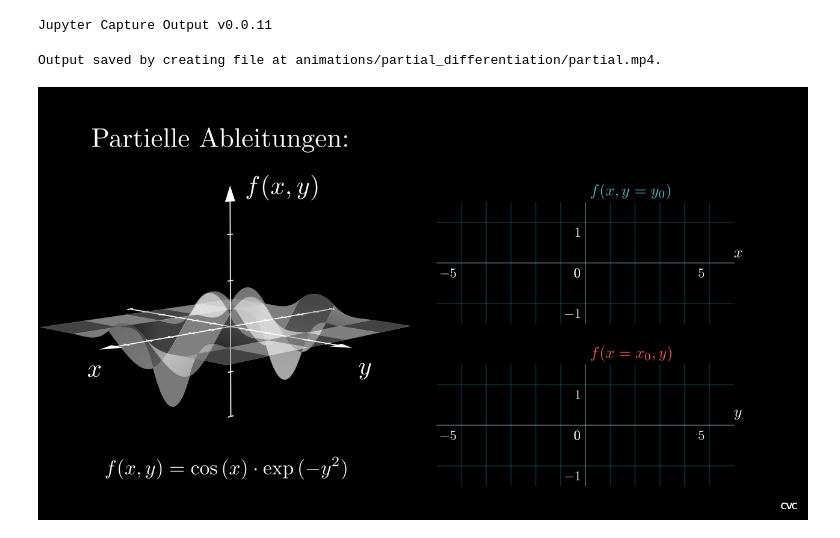
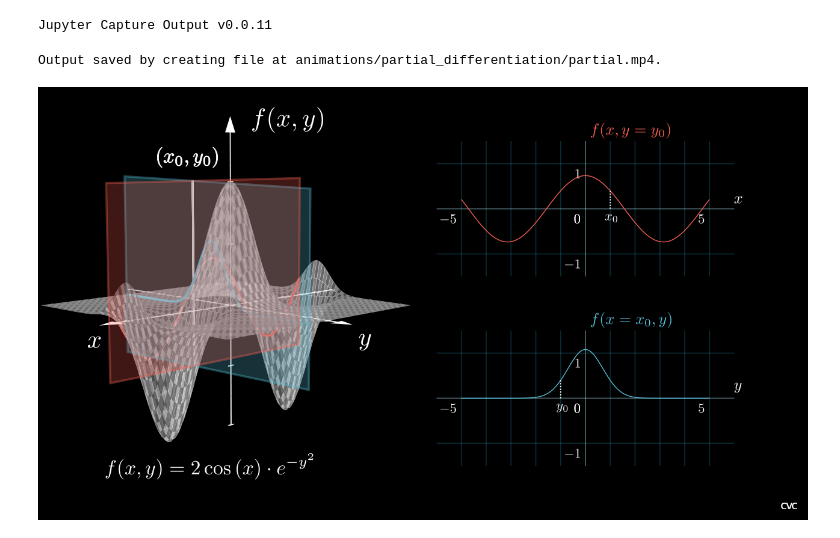
Before and after one commit to CVC97/Physics-Education-Animations, a Jupyter notebook: partial_differentiation.ipynb, the cells around one changed output. Saved outputs shown, nothing was run; the diff lists cells and outputs as text; code cells hidden in the pictures.

Commit message:
Partial Diff essentially all objects.

```diff
--- a/partial_differentiation.ipynb
+++ b/partial_differentiation.ipynb
@@ -21,16 +21,17 @@ class partial_Scene(ThreeDScene):
         self.add(CVC)
 
         text_head = Tex(r"Partielle Ableitungen:", font_size = 48).align_on_border(UP + LEFT, buff = 0.5).shift(0.5 * RIGHT + 0.25 * DOWN)
+        text_head_partial_x = Tex(r"$\partial_x f(x,y)\Big|_{x_0,y_0}$", font_size = 48).align_on_border(UP + LEFT, buff = 0.5).next_to(text_head, RIGHT)
 
 
         # 3D-Coordinate System
-        CO3D = [-5, -0, -8]
+        CO3D = [-5, 0.75, -8]
         CO3D_x_range = (-6, 6, 1)
         CO3D_y_range = (-6, 6, 1)
-        CO3D_z_range = (-1, 1.5, 0.5)
+        CO3D_z_range = (-2, 3, 1)
         ax = ThreeDAxes(
             x_range = CO3D_x_range, y_range = CO3D_y_range, z_range = CO3D_z_range,
-            x_length = 8, y_length = 8, z_length = 6, axis_config = {'tip_length': 0.05, 'tip_width': 0.3},
+            x_length = 8, y_length = 8, z_length = 8, axis_config = {'tip_length': 0.05, 'tip_width': 0.3},
             z_axis_config = {'color': WHITE},
             ).move_to(CO3D).rotate(
                 axis = [1, 0, 0], angle = 6*PI/4
@@ -41,19 +42,19 @@ class partial_Scene(ThreeDScene):
                         )
         x_lab = Tex('$x$', font_size = 64).move_to(CO3D).shift(1.75*DOWN + 3.5*LEFT)
         y_lab = Tex('$y$', font_size = 64).move_to(CO3D).shift(1.75*DOWN + 3.5*RIGHT)
-        z_lab = Tex('$f(x,y)$', font_size = 64).move_to(CO3D + 0.5*RIGHT).shift(3*UP + 0.85*RIGHT)
+        z_lab = Tex('$f(x,y)$', font_size = 64).move_to(CO3D + 0.5*RIGHT).shift(4*UP + 1*RIGHT)
         ax_3D = VGroup(ax, x_lab, y_lab, z_lab)
 
 
-        # surface plane
+        # f(x,y) surface plane
         def param_surface(x, y):
-            z = np.cos(x) * np.exp(-y**2)
+            z = 2 * np.cos(x) * np.exp(-y**2)
             return np.array([x, y, z])
 
         def param_surface_ax(x, y):
             return ax.c2p(x, y, param_surface(x, y)[2])
 
-        resolution_fa = 5#64
+        resolution_fa = 64
         surface_plane = Surface(
             param_surface_ax,
             resolution = (resolution_fa, resolution_fa),
@@ -62,46 +63,99 @@ class partial_Scene(ThreeDScene):
             )
         surface_plane.set_style(fill_opacity = 1, stroke_color = GREY)
         surface_plane.set_fill_by_checkerboard(GREY, WHITE, opacity = 0.5)
-        surface_eq1 = MathTex(r'f(x,y)=\cos{(x)}\cdot\exp{(-y^2)}', font_size = 36).align_on_border(LEFT + DOWN).shift(0.25*UP + 0.75*RIGHT)
+        surface_eq1 = MathTex(r'f(x,y)=2\cos{(x)}\cdot e^{-y^2}', font_size = 36).align_on_border(LEFT + DOWN).shift(0.25*UP + 0.75*RIGHT)
+
+
+        # planes
+        x0 = 1
+        y0 = -1
+
+        coord_line = Line3D(ax.c2p(x0, y0, CO3D_z_range[0]+1), ax.c2p(x0, y0, CO3D_z_range[1]-1), color = WHITE)
+        coord_label = MathTex(r'(x_0, y_0)', font_size = 36, stroke_width = 1, color = WHITE).move_to([-4.35, 2.7, 0])
+        y0_plane = Polygon(
+            ax.c2p(CO3D_x_range[0]+1, y0, CO3D_z_range[0]+1),
+            ax.c2p(CO3D_x_range[0]+1, y0, CO3D_z_range[1]-1),
+            ax.c2p(CO3D_x_range[1]-1, y0, CO3D_z_range[1]-1),
+            ax.c2p(CO3D_x_range[1]-1, y0, CO3D_z_range[0]+1),
+            color = RED, fill_opacity = 0.25, stroke_opacity = 0.35)
+        x0_plane = Polygon(
+            ax.c2p(x0, CO3D_y_range[0]+1, CO3D_z_range[0]+1),
+            ax.c2p(x0, CO3D_y_range[0]+1, CO3D_z_range[1]-1),
+            ax.c2p(x0, CO3D_y_range[1]-1, CO3D_z_range[1]-1),
+            ax.c2p(x0, CO3D_y_range[1]-1, CO3D_z_range[0]+1),
+            color = BLUE, fill_opacity = 0.25, stroke_opacity = 0.35)
+
+
+        # curves for constant x = x0 and y = y0
+        def curve_4_y0(y0):
+            def y0_curve(x):
+                return ax.c2p(x, y0, param_surface(x, y0)[2])
+            return ParametricFunction(y0_curve, color = RED, t_range = np.array([-5, 5, 0.01])).set_shade_in_3d(True)
+
+
+        def curve_4_x0(x0):
+            def x0_curve(y):
+                return ax.c2p(x0, y, param_surface(x0, y)[2])
+            return ParametricFunction(x0_curve, color = BLUE, t_range = np.array([-5, 5, 0.01])).set_shade_in_3d(True)
+
+
+
+
+        y0_para_curve = curve_4_y0(y0)
+        x0_para_curve = curve_4_x0(x0)
 
 
         # 2D-Coordinate Sytem for each coordinate
-        origin_x = [3, 0.75, 0]
-        origin_y = [3, -2.25, 0]
+        origin_x = [3, 1.75, 0]
+        origin_y = [3, -1.75, 0]
         x_length = 5.5
-        y_length = 2.25
+        y_length = 2.5
         x_range = [-6, 6, 1]
-        x_dict = dict(zip([-5, 0, 5], [-5, 0, 5]))
+        x_dict_x0 = dict(zip([-5, 0, 5, x0+0.5], [-5, 0, 5, r"$x_0$"]))
+        x_dict_y0 = dict(zip([-5, 0, 5, y0+0.5], [-5, 0, 5, r"$y_0$"]))
 
         # x(t) system
         y_range_x = [-1.5, 1.5, 1]
         y_dict_x = dict(zip([-1, 0, 1], [-1, 0, 1]))
         npla_x = NumberPlane(
             x_range = x_range, y_range = y_range_x, x_length = x_length, y_length = y_length,
             axis_config = {"include_numbers": False, "stroke_opacity": 0.25, "label_direction": DL}, y_axis_config = {"label_direction": DL},
-            background_line_style = {"stroke_opacity": 0.25}, ).move_to(origin_x).add_coordinates(x_dict, y_dict_x)#.set_color(BLUE)
+            background_line_style = {"stroke_opacity": 0.25}, ).move_to(origin_x).add_coordinates(x_dict_x0, y_dict_x)#.set_color(BLUE)
         npla_xlabel_x = npla_x.get_x_axis_label(Tex(r"$x$", font_size = 28)).shift(0.1 *LEFT)
-        npla_ylabel_x = npla_x.get_y_axis_label(Tex(r"$f(x, y=y_0)$", font_size = 28, color = BLUE))#.shift(1.05 * LEFT + 0.15 * DOWN)
-        npla_ylabel_x_ext = Tex(r"$=~2\cos{(t)}$", font_size = 28, color = BLUE).next_to(npla_ylabel_x, RIGHT)
+        npla_ylabel_x = npla_x.get_y_axis_label(Tex(r"$f(x, y=y_0)$", font_size = 28, color = RED))#.shift(1.05 * LEFT + 0.15 * DOWN)
+        npla_ylabel_x_ext = Tex(r"$=~2\cos{(t)}$", font_size = 28, color = RED).next_to(npla_ylabel_x, RIGHT)
         npla_x_group = VGroup(npla_x, npla_xlabel_x, npla_ylabel_x)
 
         # y(t) system
         y_range_y = [-1.5, 1.5, 1]
         y_dict_y = dict(zip([-1, 0, 1], [-1, 0, 1]))
         npla_y = NumberPlane(
             x_range = x_range, y_range = y_range_y, x_length = x_length, y_length = y_length,
             axis_config = {"include_numbers": False, "stroke_opacity": 0.25, "label_direction": DL}, y_axis_config = {"label_direction": DL},
-            background_line_style = {"stroke_opacity": 0.25}, ).move_to(origin_y).add_coordinates(x_dict, y_dict_y)
+            background_line_style = {"stroke_opacity": 0.25}, ).move_to(origin_y).add_coordinates(x_dict_y0, y_dict_y)
         npla_xlabel_y = npla_y.get_x_axis_label(Tex(r"$y$", font_size = 28)).shift(0.1 *LEFT)
-        npla_ylabel_y = npla_y.get_y_axis_label(Tex(r"$f(x=x_0,y)$", font_size = 28, color = RED))#.shift(1.05 * LEFT + 0.15 * DOWN)
-        npla_ylabel_y_ext = Tex(r"$=~\sin{(t)}$", font_size = 28, color = RED).next_to(npla_ylabel_y, RIGHT)
+        npla_ylabel_y = npla_y.get_y_axis_label(Tex(r"$f(x=x_0,y)$", font_size = 28, color = BLUE))#.shift(1.05 * LEFT + 0.15 * DOWN)
+        npla_ylabel_y_ext = Tex(r"$=~\sin{(t)}$", font_size = 28, color = BLUE).next_to(npla_ylabel_y, RIGHT)
         npla_y_group = VGroup(npla_y, npla_xlabel_y, npla_ylabel_y)
 
-        self.add(text_head)
+
+        # 2D curves for constant x = x0 and y = y0
+        y0_func = npla_x.plot(lambda x_var: param_surface(x_var, y0)[2], color = RED, stroke_width = 1.5, stroke_opacity = 1, x_range = [-5, 5])
+        x0_func = npla_y.plot(lambda y_var: param_surface(x0, y_var)[2], color = BLUE, stroke_width = 1.5, stroke_opacity = 1, x_range = [-5, 5])
+        y0_func_x0 = DashedLine(npla_x.c2p(x0, param_surface(x0, y0)[2]), npla_x.c2p(x0, 0), color = WHITE, dash_length = 0.025, dashed_ratio = 0.5, stroke_width = 2)
+        x0_func_y0 = DashedLine(npla_y.c2p(y0, param_surface(x0, y0)[2]), npla_y.c2p(y0, 0), color = WHITE, dash_length = 0.025, dashed_ratio = 0.5, stroke_width = 2)
+
+
+        #self.add(text_head)#, text_head_partial_x)
         self.add(ax_3D)
         self.add(surface_plane)
         self.add(surface_eq1)
         self.add(npla_x_group, npla_y_group)
+
+        self.add(x0_para_curve, y0_para_curve)
+        self.add(x0_plane, y0_plane)
+        self.add(coord_line, coord_label)
+        self.add(y0_func, x0_func, y0_func_x0, x0_func_y0)
 # %% [output]
 Output saved by creating file at animations/partial_differentiation/partial.mp4.
-[figure, old version]
+[figure, new version]
```
